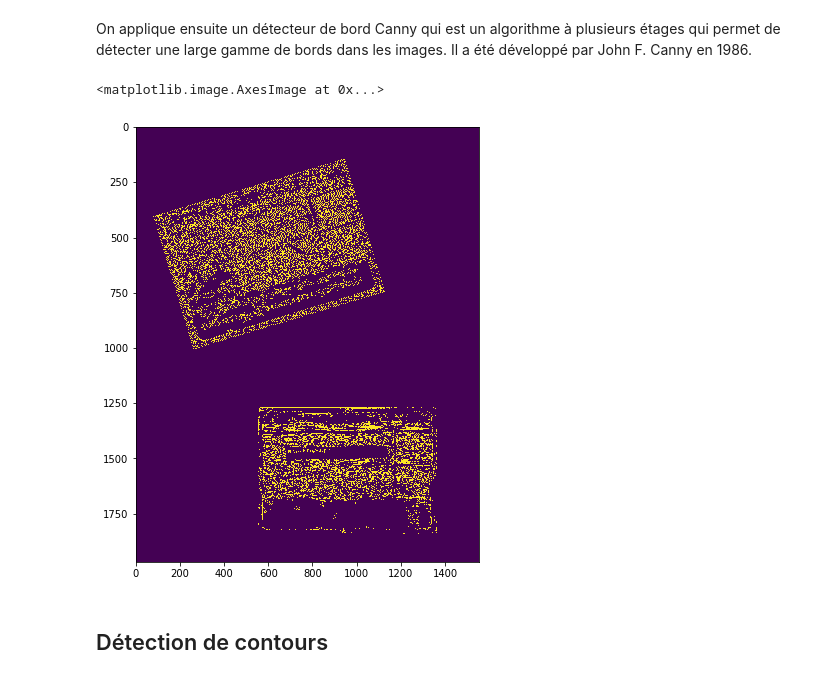
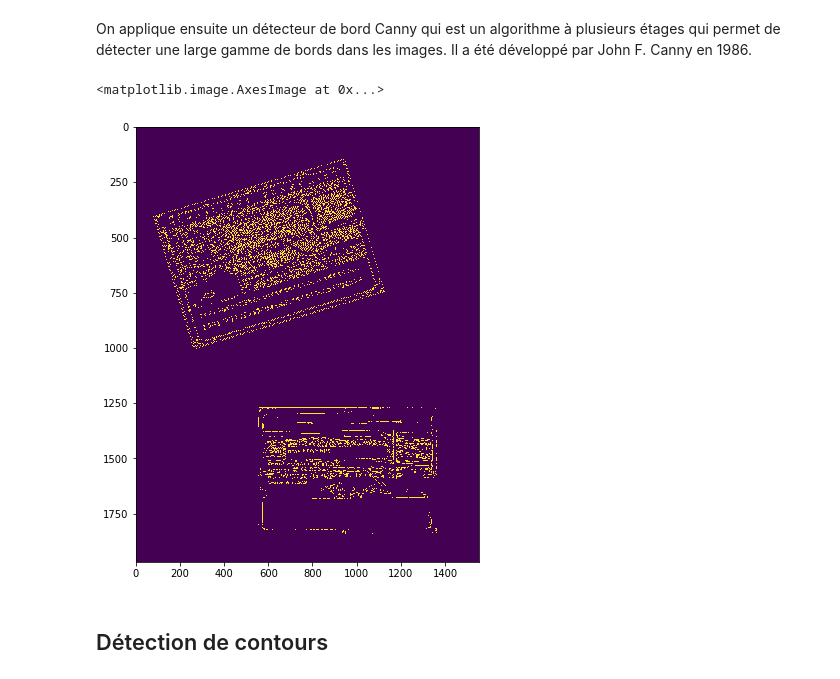
Before and after one commit to datacorner/les-tutos-datacorner.fr, a Jupyter notebook: vision-par-ordinateur/multipledocsplit/shapes_extraction.ipynb, the cells around one changed output. Cells and saved outputs as stored; diff of their text form; code cells hidden in the pictures.

```diff
--- a/vision-par-ordinateur/multipledocsplit/shapes_extraction.ipynb
+++ b/vision-par-ordinateur/multipledocsplit/shapes_extraction.ipynb
@@ -27,12 +27,12 @@ Au préalable on applique un flou gaussien (également connu sous le nom de liss
 # %% [markdown]
 On applique ensuite un détecteur de bord Canny qui est un algorithme à plusieurs étages qui permet de détecter une large gamme de bords dans les images. Il a été développé par John F. Canny en 1986.
 # %%
-grayf = cv.GaussianBlur(imgray, (1, 1), 0)
+grayf = cv.GaussianBlur(imgray, (5, 5), 1)
 edged = cv.Canny(grayf, 0, 50)
 plt.imshow(edged)
 # %% [output]
 <matplotlib.image.AxesImage at 0x...>
-[figure, old version]
+[figure, new version]
 # %% [markdown]
 ## Détection de contours
 # %% [markdown]
```
Also changed, not shown: parts of 29 cells of this notebook.
